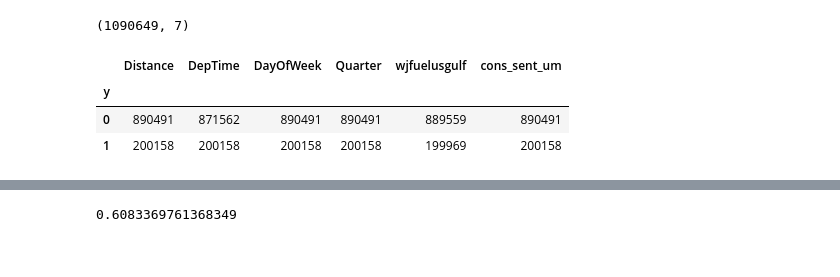
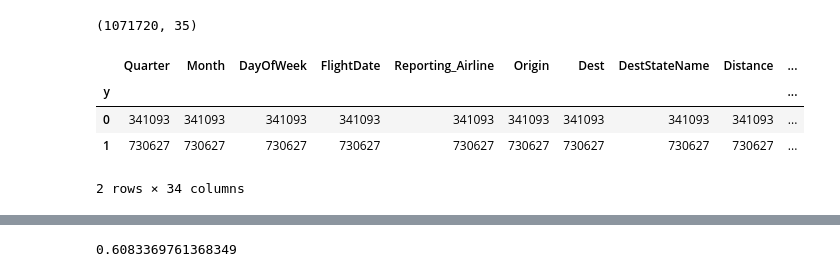
Before and after one commit to ChicagoDev/Flight-Delay-Classification, a Jupyter notebook: notebooks/Fetch Matrix from Server.ipynb, the cells around one changed output, grey strips where cells are left out. Cells and saved outputs as stored; diff of their text form; code cells hidden in the pictures.

```diff
--- a/notebooks/Fetch Matrix from Server.ipynb
+++ b/notebooks/Fetch Matrix from Server.ipynb
@@ -58,4 +183,12 @@ from sklearn.preprocessing import StandardScaler
+# %%
+mini_db = pd.concat([mini_db, pd.get_dummies(mini_db.MorningFlight)], axis=1)
+# %%
+mini_db = mini_db.rename(columns={True: 'MngFlt_true', False: 'MngFlt_flse'})
+# %%
+mini_db = pd.concat([mini_db, pd.get_dummies(mini_db.Reporting_Airline)], axis=1)
+# %%
+mini_db = mini_db.drop(columns=['DepTime', 'Flight_Number_Reporting_Airline'], axis = 1)
 # %%
-mini_matx.shape
+mini_db.shape
 # %% [output]
-(1090649, 7)
+(1071720, 35)
@@ -64,10 +195,11 @@ mini_matx = mini_matx.dropna()
 # %%
-mini_matx.groupby('y').count()
+mini_db.groupby('y').count()
 # %% [output]
-|  | Distance | DepTime | DayOfWeek | Quarter | wjfuelusgulf | cons_sent_um |
-| y |  |  |  |  |  |  |
-| 0 | 890491 | 871562 | 890491 | 890491 | 889559 | 890491 |
-| 1 | 200158 | 200158 | 200158 | 200158 | 199969 | 200158 |
+|  | Quarter | Month | DayOfWeek | FlightDate | Reporting_Airline | Origin | Dest | DestStateName | Distance | ... |
+| y |  |  |  |  |  |  |  |  |  | ... |
+| 0 | 341093 | 341093 | 341093 | 341093 | 341093 | 341093 | 341093 | 341093 | 341093 | ... |
+| 1 | 730627 | 730627 | 730627 | 730627 | 730627 | 730627 | 730627 | 730627 | 730627 | ... |
+2 rows × 34 columns
 # %%
 from sklearn.datasets import make_classification
 from imblearn.over_sampling import RandomOverSampler
```
Also changed, not shown: parts of 50 cells of this notebook, 3 other files.
